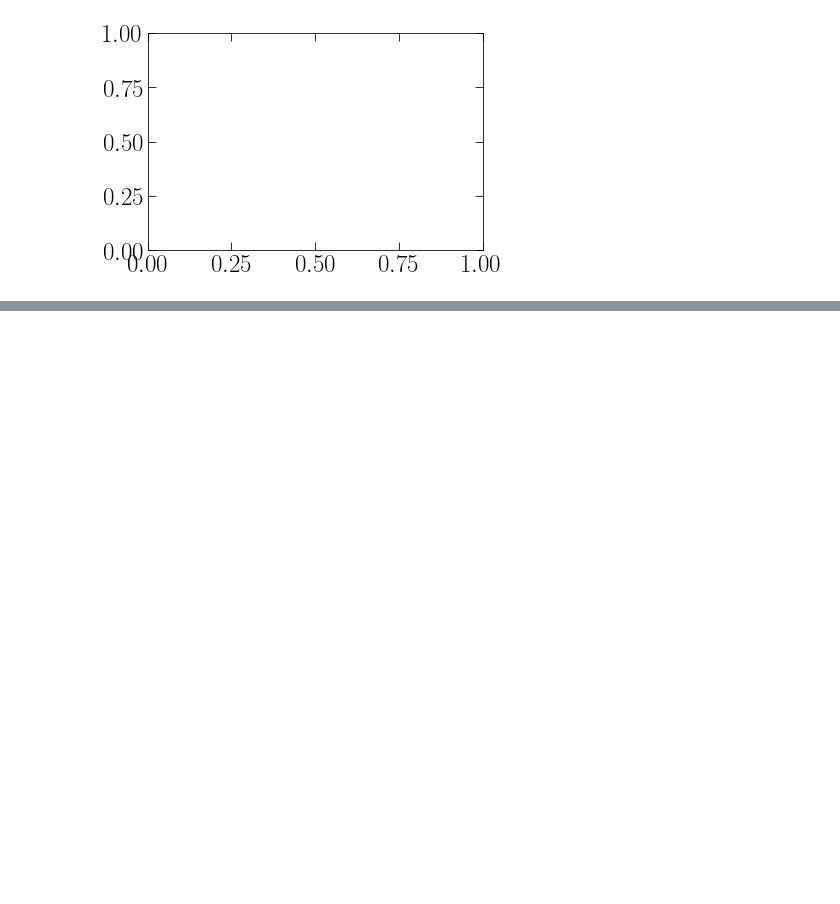
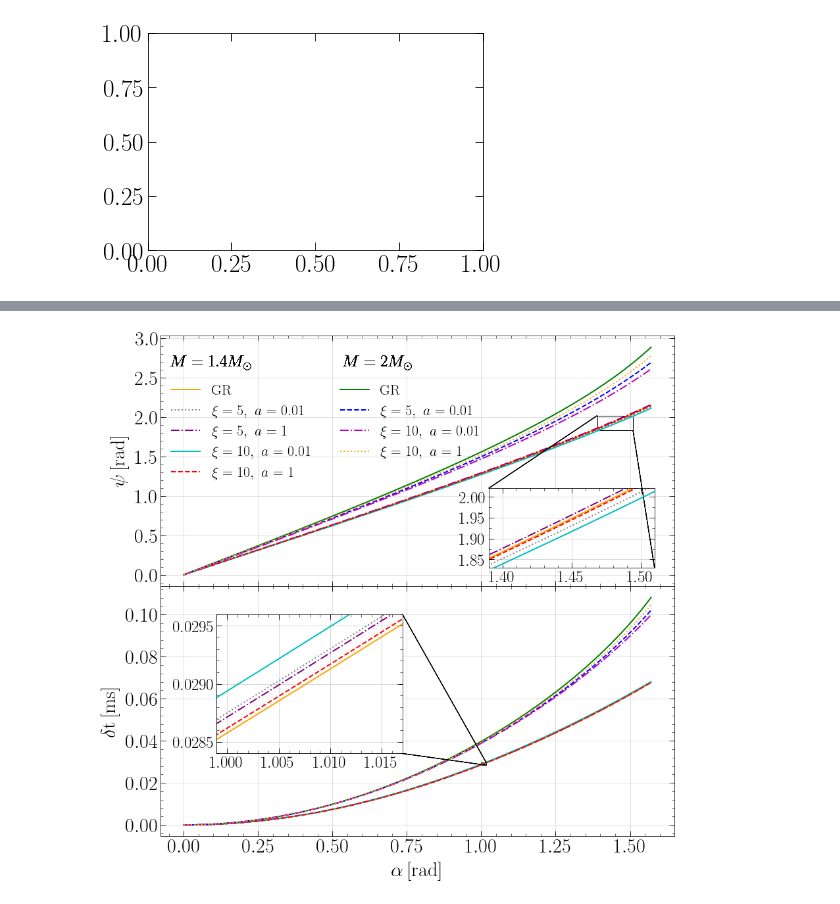
Before and after one commit to GravYong/scalarized_ns, a Jupyter notebook: geometry.ipynb, the cells around one changed output, grey strips where cells are left out. Drawn from its saved outputs; the diff is of its cells as text; code cells hidden in the pictures; blank space fills up the shorter version.

```diff
--- a/geometry.ipynb
+++ b/geometry.ipynb
@@ -87,0 +90,61 @@ plt.tick_params(labelsize=30)
+# %%
+names= ['m14_0','m14_5_001', 'm14_5_1','m14_10_001', 'm14_10_1','m20_0','m20_5_001','m20_10_001', 'm20_10_1']
+# colors = ['c', 'g', 'r', 'm', 'orange',  'y', 'grey','purple','b']
+colors=['orange', 'grey','purple','c','r', 'g', 'b', 'm', 'orange']
+linestyle=['-', ':', '-.', '-', '--' ,'-' ,'--' , '-.' ,':']
+labels=[r'\rm GR',r'$\xi=5,\,\, a=0.01$', r'$\xi=5,\,\, a=1$',r'$\xi=10,\,\, a=0.01$',r'$\xi=10,\,\, a=1$',r'\rm GR',r'$\xi=5,\,\, a=0.01$',
+        r'$\xi=10,\,\, a=0.01$',r'$\xi=10,\,\, a=1$']
+fig, (ax1,ax2) = plt.subplots(2, 1,figsize=(14,14),sharex=True, sharey=False)
+plt.subplots_adjust(hspace=0.0)
+import matplotlib.font_manager as font_manager
+font = font_manager.FontProperties(family='Times New Roman', weight='bold', style='normal', size=25)
+ax1.yaxis.set_minor_locator(MultipleLocator(0.1))
+ax2.yaxis.set_minor_locator(MultipleLocator(0.02/5))
+ax1.xaxis.set_minor_locator(MultipleLocator(0.05))
+
+for j in range(len(names)):
+
+    data1 = np.genfromtxt('data/'+'geo_ap4_' +names[j]+ '.txt')
+    alpha=data1[:,0]
+    psi=data1[:,1]
+    deltat=data1[:,2]*10*km/c*1000
+    ax1.plot(alpha,psi, color=colors[j], linewidth=2,linestyle=linestyle[j],label=labels[j])
+    ax2.plot(alpha,deltat, color=colors[j], linewidth=2,linestyle=linestyle[j])
+    ax1.grid(alpha=0.5)
+    ax2.grid(alpha=0.5)
+    ax1.set_ylabel(r'$\rm \psi\, [\rm rad]$', fontsize=30)
+    ax2.set_ylabel(r'$\rm \delta t\, [\rm ms]$', fontsize=30)
+    ax2.set_xlabel(r'$\rm \alpha \,[\rm rad]$', fontsize=30)
+    ax1.tick_params(labelsize=30)
+    ax2.tick_params(labelsize=30)
+    ax1.set_yticks([0,0.5, 1.0, 1.5, 2.0, 2.5,3])
+    ax1.legend(fontsize=22,ncol=2,frameon=False, loc=(0.01,0.4))
+
+    sub_axes = plt.axes([0.62, .53, .25, .12])
+    if j<=4:
+        sub_axes.plot(alpha,psi,linewidth=2, color=colors[j],linestyle=linestyle[j])
+        sub_axes.set_ylim(1.83,2.02)
+        sub_axes.set_xlim(1.39,1.51)
+        sub_axes.set_yticks([1.85,1.9,1.95,2.0])
+        sub_axes.grid(alpha=0.6)
+        sub_axes.yaxis.set_minor_locator(MultipleLocator(0.05/2))
+        sub_axes.xaxis.set_minor_locator(MultipleLocator(0.05/5))
+        mark_inset(ax1, sub_axes, loc1=2, loc2=4)
+
+    sub_axes = plt.axes([0.21, .25, .28, .21])
+    if j<=4:
+        sub_axes.plot(alpha,deltat,linewidth=2, color=colors[j],linestyle=linestyle[j])
+        sub_axes.set_ylim(0.0284,0.0296)
+        sub_axes.set_xlim(0.999,1.017)
+        sub_axes.set_xticks([1,1.005,1.01,1.015])
+#         sub_axes.set_yticks([1.85,1.9,1.95,2.0])
+        sub_axes.grid(alpha=0.6)
+        sub_axes.yaxis.set_minor_locator(MultipleLocator(0.0005/5))
+        sub_axes.xaxis.set_minor_locator(MultipleLocator(0.005/5))
+        mark_inset(ax2, sub_axes, loc1=1, loc2=4)
+    fig.text(0.14, 0.83, '$M=1.4M_{\odot}$' ,fontsize=25)
+    fig.text(0.4, 0.83, '$M=2M_{\odot}$' ,fontsize=25)
+
+plt.savefig("geometry.pdf", format='pdf', bbox_inches="tight")
+# %% [output]
+[figure, added]
```
Also changed, not shown: parts of 3 cells of this notebook, 9 other files.
